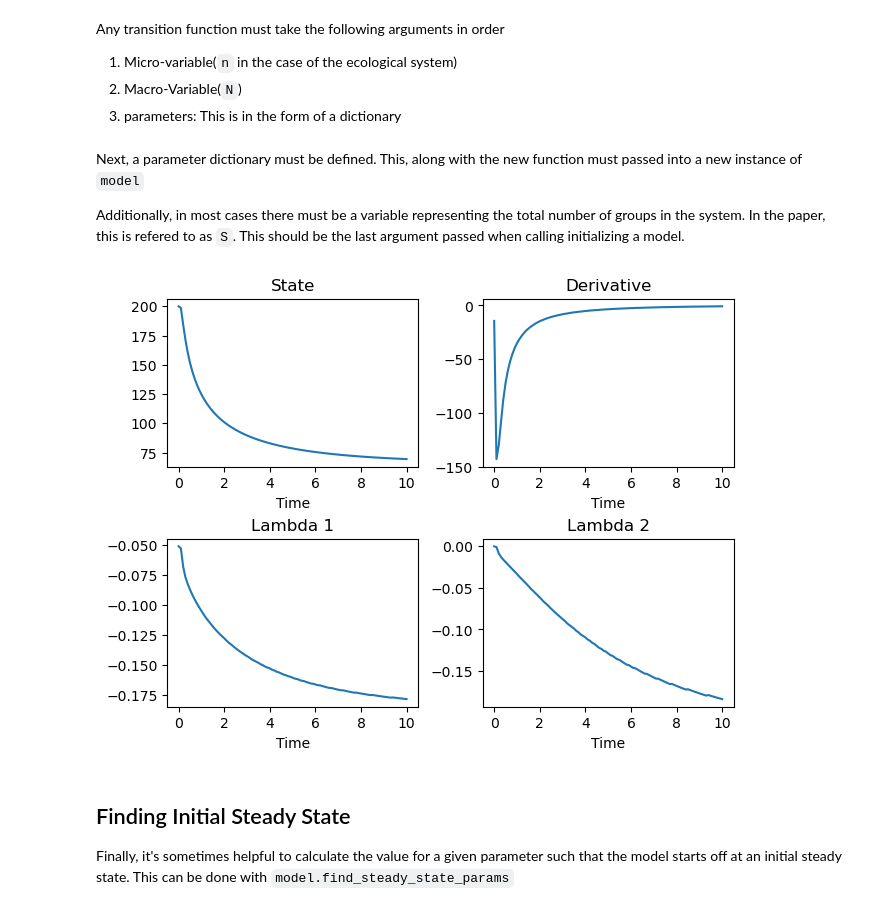
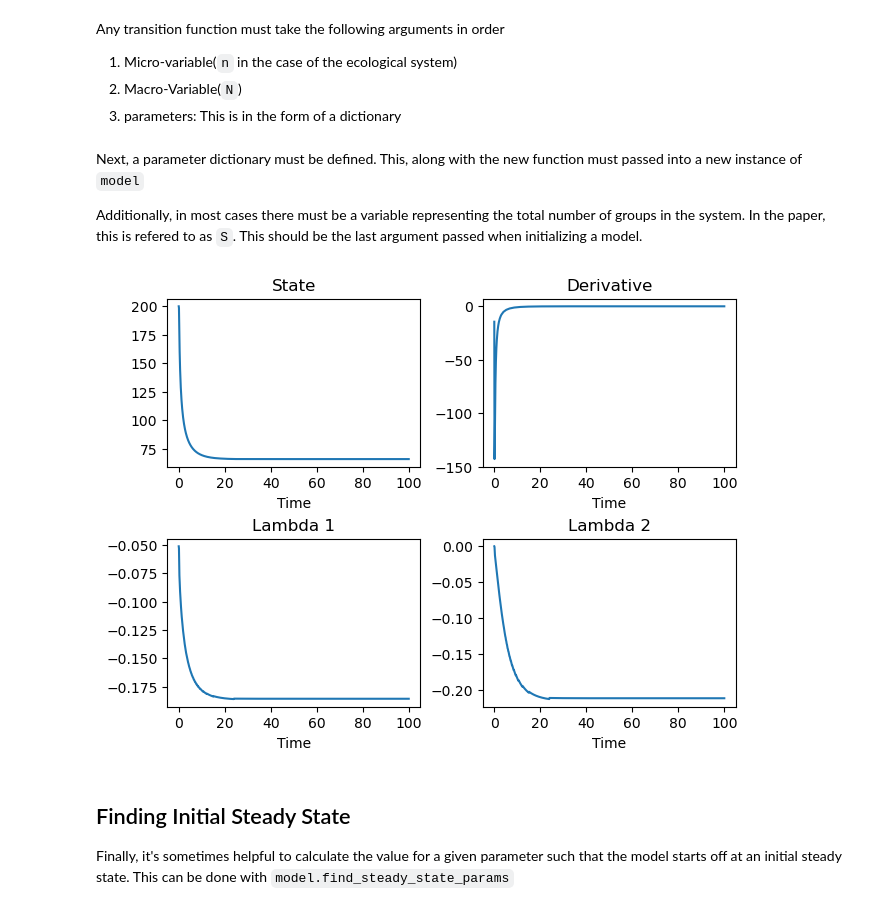
Before and after one commit to mmyen/DyMES, a Jupyter notebook: run_model.ipynb, the cells around one changed output. Cells and saved outputs as stored; diff of their text form; code cells hidden in the pictures.

```diff
--- a/run_model.ipynb
+++ b/run_model.ipynb
@@ -54,16 +54,16 @@ def New_Func(n, N, params):
 # %% [markdown]
 Next, a parameter dictionary must be defined. This, along with the new function must passed into a new instance of `model`
 
-Additionally, in most cases there must be a variable representing the total number of groups in the system. In the paper, this is refered to as `S`. This should be the last argument passed when calling initializing a model.
+Additionally, in most cases there must be a variable representing the total number of groups in the system. In the paper, this is refered to as `S`. This should be the last argument passed when initializing a model.
 # %%
 params_dict = {'r0':0.1, 'd0':0.01,'d1':0.001, 'Nc': 95, 'S':10}
 initial_state = 200
 new_model = model(initial_state, params_dict, New_Func, 'S')
 # %%
-new_model.update(10,0.1)
+new_model.update(100,0.1)
 new_model.graph()
 # %% [output]
-[figure, old version]
+[figure, new version]
 # %% [markdown]
 ## Finding Initial Steady State
 Finally, it's sometimes helpful to calculate the value for a given parameter such that the model starts off at an initial steady state. This can be done with `model.find_steady_state_params`
```
Also changed, not shown: parts of 4 cells of this notebook.
